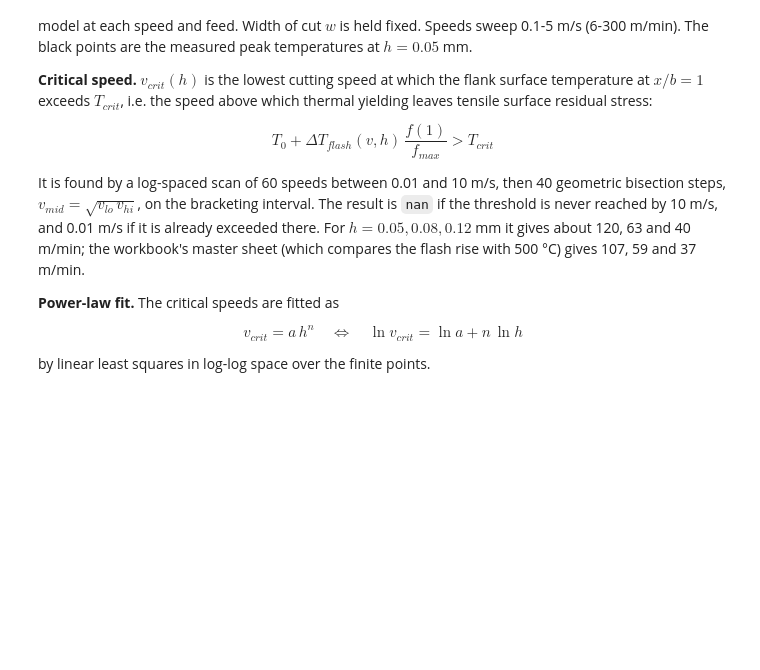
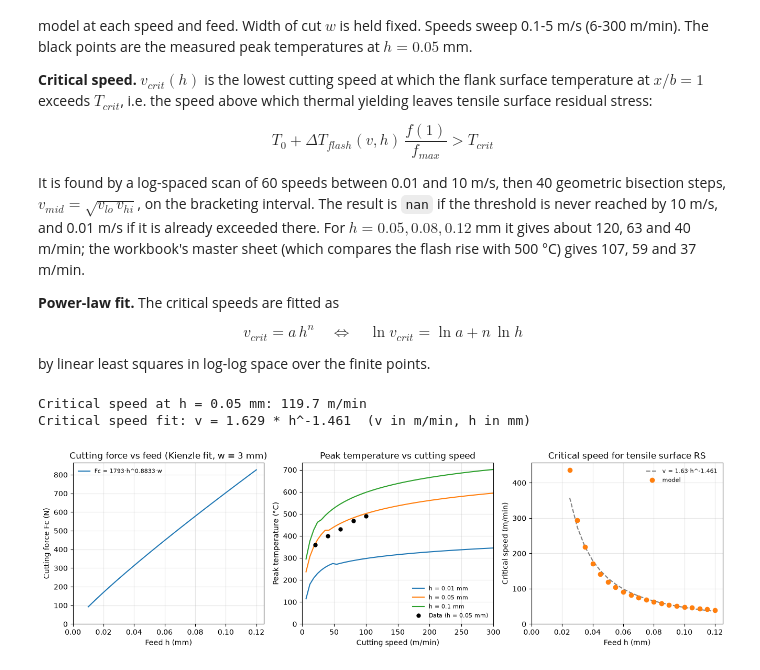
Before and after one commit to Ixiandesign/ME699_Cutting_Model, a Jupyter notebook: cutting_model.ipynb, the cells around one changed output. Saved outputs shown, nothing was run; the diff lists cells and outputs as text; code cells hidden in the pictures; blank space fills up the shorter version.

```diff
--- a/cutting_model.ipynb
+++ b/cutting_model.ipynb
@@ -500,35 +572,39 @@ _FLANK_X = np.linspace(-3.0, 5.0, 801)
 _FLANK_IDX = int(np.argmin(np.abs(_FLANK_X - 1.0)))   # x/b = 1
 
 
-def _flash_sweep(v_m_s, h_mm, w_mm, b_um, T_ambient):
+def force_vs_feed(h_mm, w_mm=3.0):
+    return kienzle_force(np.asarray(h_mm, dtype=float), w_mm)
+
+
+def _flash_sweep(v_m_s, h_mm, w_mm, b_um, T_ambient, a_low=None, a_high=None):
     Fc = float(kienzle_force(h_mm, w_mm))
     return [flash_temperature(v, Fc, w_mm / 1000.0,
                               None if b_um is None else b_um * 1e-6, T_ambient,
-                              h_m=h_mm / 1000.0)
+                              h_m=h_mm / 1000.0, a_low=a_low, a_high=a_high)
             for v in np.atleast_1d(v_m_s)]
 
 
-def flash_vs_speed(v_m_s, h_mm, w_mm=3.0, b_um=None, T_ambient=20.0):
+def flash_vs_speed(v_m_s, h_mm, w_mm=3.0, b_um=None, T_ambient=20.0, a_low=None, a_high=None):
     return np.array([T_ambient + f.T_flash
-                     for f in _flash_sweep(v_m_s, h_mm, w_mm, b_um, T_ambient)])
+                     for f in _flash_sweep(v_m_s, h_mm, w_mm, b_um, T_ambient, a_low, a_high)])
 
 
-def pe_vs_speed(v_m_s, h_mm, w_mm=3.0, b_um=None, T_ambient=20.0):
-    return np.array([f.Pe for f in _flash_sweep(v_m_s, h_mm, w_mm, b_um, T_ambient)])
+def pe_vs_speed(v_m_s, h_mm, w_mm=3.0, b_um=None, T_ambient=20.0, a_low=None, a_high=None):
+    return np.array([f.Pe for f in _flash_sweep(v_m_s, h_mm, w_mm, b_um, T_ambient, a_low, a_high)])
 
 
-def _flank_surface_temperature(v_m_s, h_mm, w_mm, b_um, T_ambient):
+def _flank_surface_temperature(v_m_s, h_mm, w_mm, b_um, T_ambient, a_low=None, a_high=None):
     Fc = float(kienzle_force(h_mm, w_mm))
     f = flash_temperature(v_m_s, Fc, w_mm / 1000.0,
                           None if b_um is None else b_um * 1e-6, T_ambient,
-                          h_m=h_mm / 1000.0)
+                          h_m=h_mm / 1000.0, a_low=a_low, a_high=a_high)
     return T_ambient + f.T_flash * normalized_shape(_FLANK_X, f.Pe)[_FLANK_IDX]
 
 
 def critical_speed(h_mm, w_mm=3.0, b_um=None, T_ambient=20.0,
-                   v_min=0.01, v_max=10.0):
+                   v_min=0.01, v_max=10.0, a_low=None, a_high=None):
     Tc = critical_temperature(T_ambient)
-    over = lambda v: _flank_surface_temperature(v, h_mm, w_mm, b_um, T_ambient) > Tc
+    over = lambda v: _flank_surface_temperature(v, h_mm, w_mm, b_um, T_ambient, a_low, a_high) > Tc
     grid = np.geomspace(v_min, v_max, 60)
     hits = [i for i, v in enumerate(grid) if over(v)]
     if not hits:
@@ -550,26 +626,37 @@ def critical_speed_fit(h_mm, v_crit):
 # %%
 v = 0.1 * np.arange(1, 51)                  # m/s
 hc = np.linspace(0.01, 0.12, 23)
+F = force_vs_feed(hc, w_mm)
 vc = np.array([critical_speed(x, w_mm, None, T0) for x in hc]) * 60.0   # m/min
 ok = np.isfinite(vc)
 a, n = critical_speed_fit(hc, vc)
 v_crit = critical_speed(h_mm, w_mm, None, T0) * 60.0
 
 print(f"Critical speed at h = {h_mm} mm: " + (f"{v_crit:.1f} m/min" if np.isfinite(v_crit) else "> 600 m/min"))
 print(f"Critical speed fit: v = {a:.4g} * h^{n:.3f}  (v in m/min, h in mm)")
 
 data_v, data_T = DATA_V_M_MIN, DATA_T_C     # m/min, deg C at h = 0.05 mm
 
 fig, axs = plt.subplots(1, 3, figsize=(16, 4))
+
+C, n_k = KIENZLE_TI64
+axs[0].plot(hc, F, color="C0", label=f"Fc = {C:.4g}·h^{n_k + 1.0:.4g}·w")
+axs[0].set(title=f"Cutting force vs feed (Kienzle fit, w = {w_mm:g} mm)", xlabel="Feed h (mm)",
+          ylabel="Cutting force Fc (N)", xlim=(0, 0.125), ylim=(0, None))
+
 for hf in SWEEP_FEEDS:
-    axs[0].plot(v, pe_vs_speed(v, hf, w_mm, None, T0), label=f"h = {hf:g} mm")
     axs[1].plot(v * 60, flash_vs_speed(v, hf, w_mm, None, T0), label=f"h = {hf:g} mm")
-axs[0].set(title="Peclet number vs cutting speed", xlabel="Cutting speed (m/s)", ylabel="Peclet number", xlim=(0, 5), ylim=(0, None))
 axs[1].plot(data_v, data_T, "ko", markersize=5, label="Data (h = 0.05 mm)")
 axs[1].set(title="Peak temperature vs cutting speed", xlabel="Cutting speed (m/min)", ylabel="Peak temperature (°C)", xlim=(0, 300), ylim=(0, None))
+
 axs[2].plot(hc[ok], a * hc[ok] ** n, "--", color="gray", label=f"v = {a:.3g}·h^{n:.3f}")
 axs[2].plot(hc[ok], vc[ok], "o", color="C1", label="model")
 axs[2].set(title="Critical speed for tensile surface RS", xlabel="Feed h (mm)", ylabel="Critical speed (m/min)", xlim=(0, 0.125), ylim=(0, None))
+
 for ax in axs:
     ax.grid(alpha=0.3)
     ax.legend(frameon=False, fontsize=8)
+# %% [output]
+Critical speed at h = 0.05 mm: 119.7 m/min
+Critical speed fit: v = 1.629 * h^-1.461  (v in m/min, h in mm)
+[figure, added]
```
Also changed, not shown: parts of 10 cells of this notebook, 2 other files.
